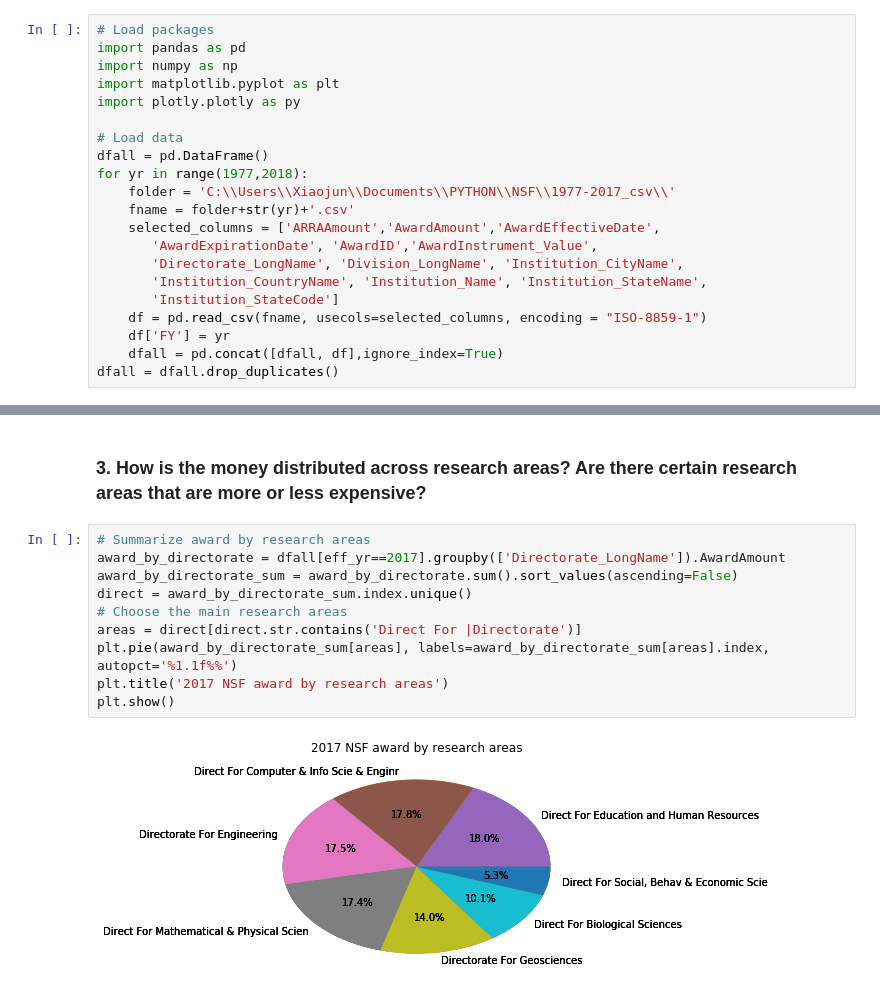
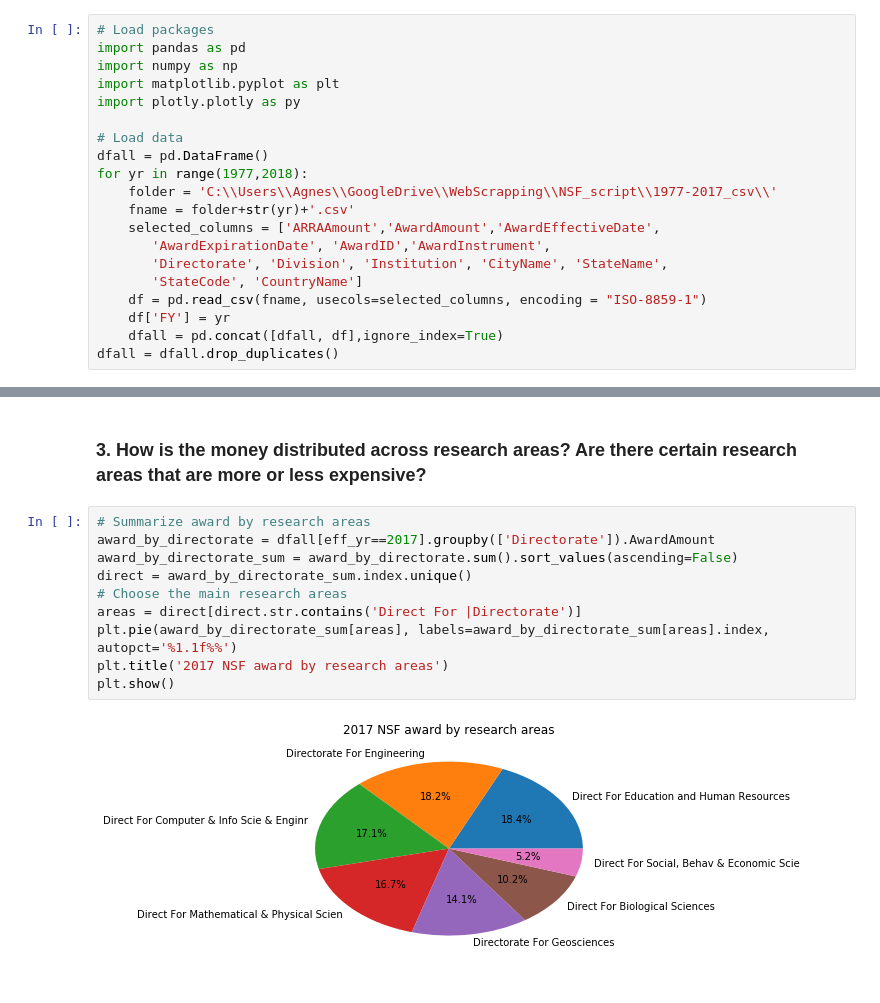
Before and after one commit to agnesbao/NSF_grant_tracker, a Jupyter notebook: NSF grant explore.ipynb, the cells around one changed output, grey strips where cells are left out. Drawn from its saved outputs; the diff is of its cells as text.

```diff
--- a/NSF grant explore.ipynb
+++ b/NSF grant explore.ipynb
@@ -19,13 +19,12 @@ import plotly.plotly as py
 # Load data
 dfall = pd.DataFrame()
 for yr in range(1977,2018):
-    folder = 'C:\\Users\\Xiaojun\\Documents\\PYTHON\\NSF\\1977-2017_csv\\'
+    folder = 'C:\\Users\\Agnes\\GoogleDrive\\WebScrapping\\NSF_script\\1977-2017_csv\\'
     fname = folder+str(yr)+'.csv'
     selected_columns = ['ARRAAmount','AwardAmount','AwardEffectiveDate',
-       'AwardExpirationDate', 'AwardID','AwardInstrument_Value',
-       'Directorate_LongName', 'Division_LongName', 'Institution_CityName',
-       'Institution_CountryName', 'Institution_Name', 'Institution_StateName',
-       'Institution_StateCode']
+       'AwardExpirationDate', 'AwardID','AwardInstrument',
+       'Directorate', 'Division', 'Institution', 'CityName', 'StateName',
+       'StateCode', 'CountryName']
     df = pd.read_csv(fname, usecols=selected_columns, encoding = "ISO-8859-1")
     df['FY'] = yr
     dfall = pd.concat([dfall, df],ignore_index=True)
@@ -96,16 +95,16 @@ py.iplot( fig, filename='nsf-2017-map' )
 ### 3. How is the money distributed across research areas? Are there certain research areas that are more or less expensive?
 # %%
 # Summarize award by research areas
-award_by_directorate = dfall[eff_yr==2017].groupby(['Directorate_LongName']).AwardAmount
+award_by_directorate = dfall[eff_yr==2017].groupby(['Directorate']).AwardAmount
 award_by_directorate_sum = award_by_directorate.sum().sort_values(ascending=False)
 direct = award_by_directorate_sum.index.unique()
 # Choose the main research areas
 areas = direct[direct.str.contains('Direct For |Directorate')]
 plt.pie(award_by_directorate_sum[areas], labels=award_by_directorate_sum[areas].index, autopct='%1.1f%%')
 plt.title('2017 NSF award by research areas')
 plt.show()
 # %% [output]
-[figure, old version]
+[figure, new version]
 # %%
 # Normalize amount by duration
 award_dur = (pd.to_datetime(dfall.AwardExpirationDate)-pd.to_datetime(dfall.AwardEffectiveDate)).dt.days
```
Also changed, not shown: parts of 2 cells of this notebook.
